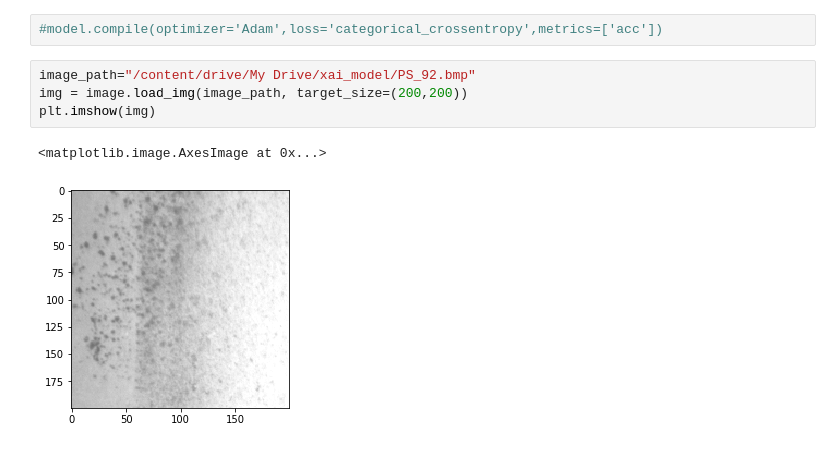
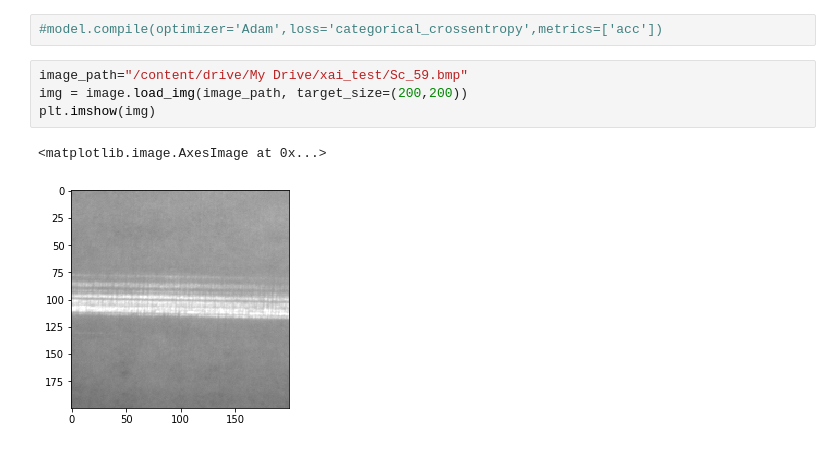
Before and after one commit to mahesh-sudhakar/NEU_XAI, a Jupyter notebook: xai_tl.ipynb, the cells around one changed output. Saved outputs shown, nothing was run; the diff lists cells and outputs as text.

```diff
--- a/xai_tl.ipynb
+++ b/xai_tl.ipynb
@@ -246,12 +238,12 @@ Prediction on model 20
 # %%
 #model.compile(optimizer='Adam',loss='categorical_crossentropy',metrics=['acc'])
 # %%
-image_path="/content/drive/My Drive/xai_model/PS_92.bmp"
+image_path="/content/drive/My Drive/xai_test/Sc_59.bmp"
 img = image.load_img(image_path, target_size=(200,200))
 plt.imshow(img)
 # %% [output]
 <matplotlib.image.AxesImage at 0x...>
-[figure, old version]
+[figure, new version]
 # %%
 img = image.img_to_array(img)
 img = np.expand_dims(img, axis=0)
```
Also changed, not shown: parts of 16 cells of this notebook.
